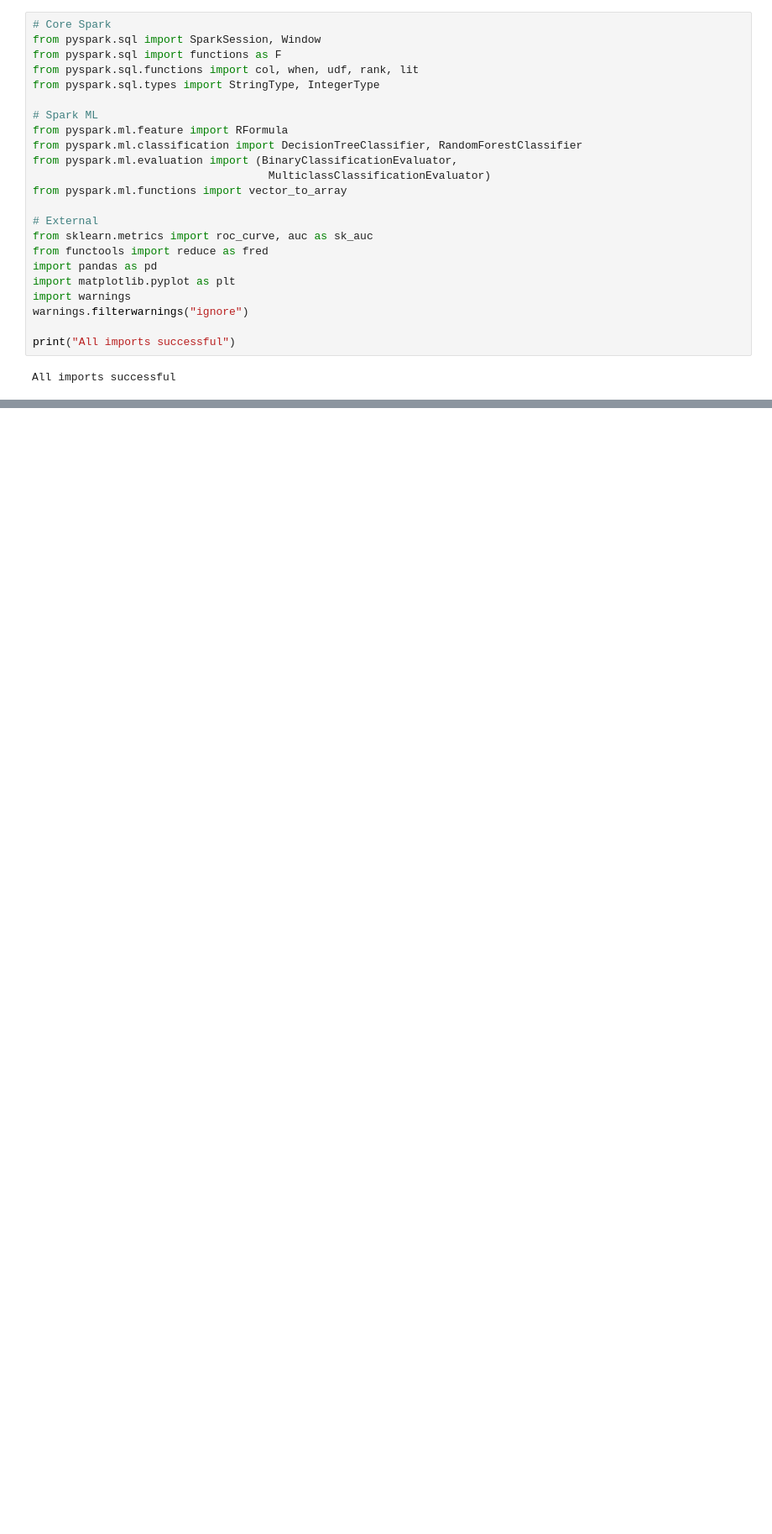
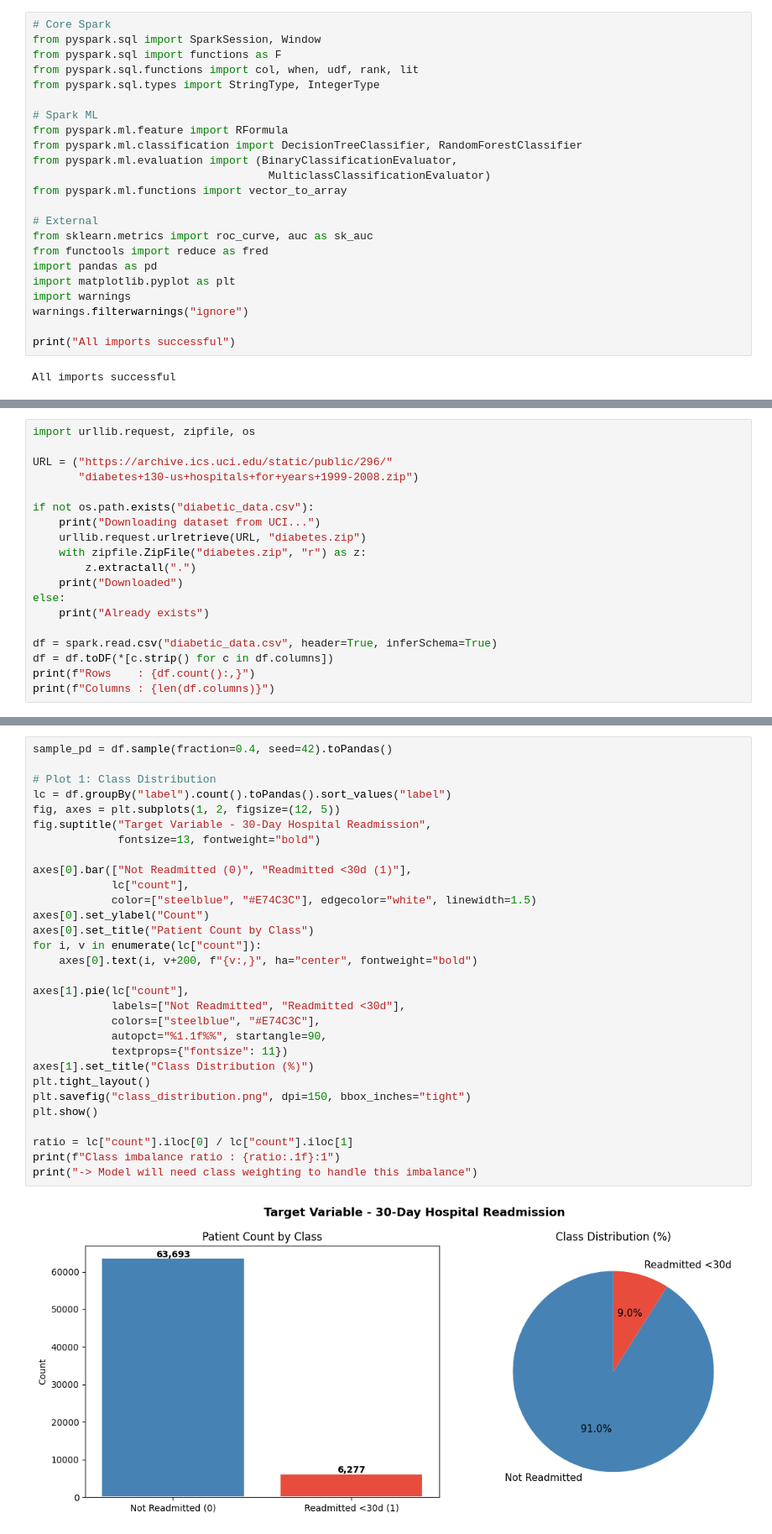
Before and after one commit to kulsoomz99/working, a Jupyter notebook: tempo.ipynb, the cells around one changed output, grey strips where cells are left out. Shown at 84% size. Drawn from its saved outputs; the diff is of its cells as text; blank space fills up the shorter version.

Commit message:
added graph view

```diff
--- a/tempo.ipynb
+++ b/tempo.ipynb
@@ -32,0 +82,19 @@ All imports successful
+# %%
+import urllib.request, zipfile, os
+
+URL = ("https://archive.ics.uci.edu/static/public/296/"
+       "diabetes+130-us+hospitals+for+years+1999-2008.zip")
+
+if not os.path.exists("diabetic_data.csv"):
+    print("Downloading dataset from UCI...")
+    urllib.request.urlretrieve(URL, "diabetes.zip")
+    with zipfile.ZipFile("diabetes.zip", "r") as z:
+        z.extractall(".")
+    print("Downloaded")
+else:
+    print("Already exists")
+
+df = spark.read.csv("diabetic_data.csv", header=True, inferSchema=True)
+df = df.toDF(*[c.strip() for c in df.columns])
+print(f"Rows    : {df.count():,}")
+print(f"Columns : {len(df.columns)}")
@@ -32,0 +342,32 @@ All imports successful
+# %%
+sample_pd = df.sample(fraction=0.4, seed=42).toPandas()
+
+# Plot 1: Class Distribution
+lc = df.groupBy("label").count().toPandas().sort_values("label")
+fig, axes = plt.subplots(1, 2, figsize=(12, 5))
+fig.suptitle("Target Variable - 30-Day Hospital Readmission",
+             fontsize=13, fontweight="bold")
+
+axes[0].bar(["Not Readmitted (0)", "Readmitted <30d (1)"],
+            lc["count"],
+            color=["steelblue", "#E74C3C"], edgecolor="white", linewidth=1.5)
+axes[0].set_ylabel("Count")
+axes[0].set_title("Patient Count by Class")
+for i, v in enumerate(lc["count"]):
+    axes[0].text(i, v+200, f"{v:,}", ha="center", fontweight="bold")
+
+axes[1].pie(lc["count"],
+            labels=["Not Readmitted", "Readmitted <30d"],
+            colors=["steelblue", "#E74C3C"],
+            autopct="%1.1f%%", startangle=90,
+            textprops={"fontsize": 11})
+axes[1].set_title("Class Distribution (%)")
+plt.tight_layout()
+plt.savefig("class_distribution.png", dpi=150, bbox_inches="tight")
+plt.show()
+
+ratio = lc["count"].iloc[0] / lc["count"].iloc[1]
+print(f"Class imbalance ratio : {ratio:.1f}:1")
+print("-> Model will need class weighting to handle this imbalance")
+# %% [output]
+[figure, added]
```
Also changed, not shown: parts of 11 cells of this notebook.
